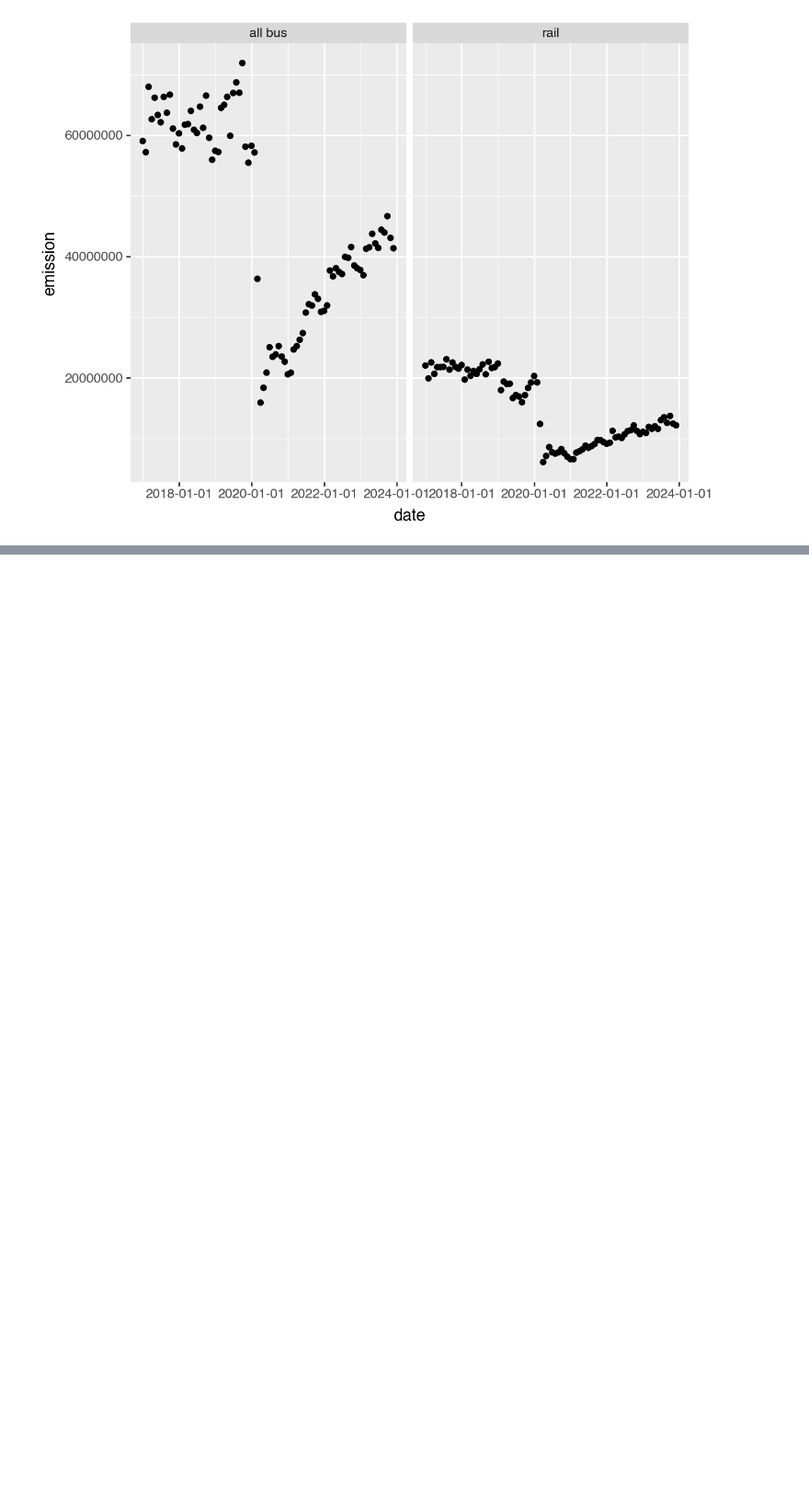
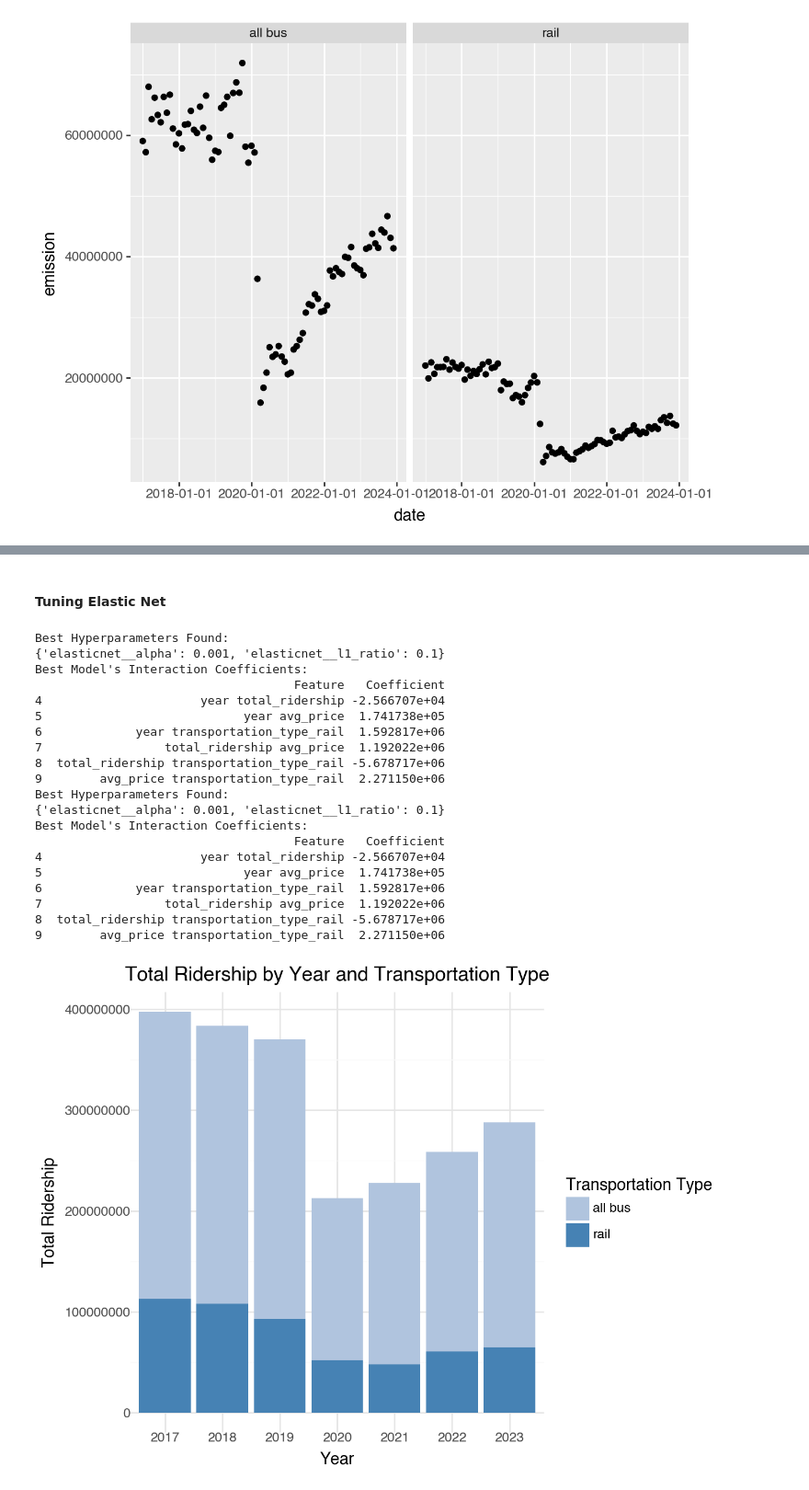
Before and after one commit to stolieerickson/GSB544-Computing, a Jupyter notebook: Project/Project.ipynb, the cells around one changed output, grey strips where cells are left out. Shown at 92% size. Saved outputs shown, nothing was run; the diff lists cells and outputs as text; code cells hidden in the pictures; blank space fills up the shorter version.

```diff
--- a/Project/Project.ipynb
+++ b/Project/Project.ipynb
@@ -59,0 +188,59 @@ print(plot)
+# %% [markdown]
+#### Tuning Elastic Net
+# %%
+from sklearn.model_selection import GridSearchCV
+
+# Define parameter grid for tuning
+param_grid = {
+    'elasticnet__alpha': [0.001, 0.01, 0.1, 1, 10],
+    'elasticnet__l1_ratio': [0.1, 0.5, 0.9]
+}
+
+# Setup GridSearchCV
+grid_search = GridSearchCV(pipeline, param_grid, cv=5, scoring='neg_mean_squared_error')
+
+# Fit the grid search
+grid_search.fit(X_train, y_train)
+
+# Best parameters found by GridSearchCV
+print("Best Hyperparameters Found:")
+print(grid_search.best_params_)
+
+# Use the best model
+best_model = grid_search.best_estimator_
+
+# Get coefficients from the best model
+elasticnet_model_best = best_model.named_steps['elasticnet']
+interaction_names_best = best_model.named_steps['interactions'].get_feature_names_out(preprocessed_names)
+coefficients_best = pd.DataFrame({
+    'Feature': interaction_names_best,
+    'Coefficient': elasticnet_model_best.coef_
+})
+
+# Filter for significant interaction terms
+interaction_terms_best = coefficients_best[coefficients_best['Feature'].str.contains(' ')]
+
+print("Best Model's Interaction Coefficients:")
+print(interaction_terms_best)
+# %% [output]
+Best Hyperparameters Found:
+{'elasticnet__alpha': 0.001, 'elasticnet__l1_ratio': 0.1}
+Best Model's Interaction Coefficients:
+                                    Feature   Coefficient
+4                      year total_ridership -2.566707e+04
+5                            year avg_price  1.741738e+05
+6             year transportation_type_rail  1.592817e+06
+7                 total_ridership avg_price  1.192022e+06
+8  total_ridership transportation_type_rail -5.678717e+06
+9        avg_price transportation_type_rail  2.271150e+06
+Best Hyperparameters Found:
+{'elasticnet__alpha': 0.001, 'elasticnet__l1_ratio': 0.1}
+Best Model's Interaction Coefficients:
+                                    Feature   Coefficient
+4                      year total_ridership -2.566707e+04
+5                            year avg_price  1.741738e+05
+6             year transportation_type_rail  1.592817e+06
+7                 total_ridership avg_price  1.192022e+06
+8  total_ridership transportation_type_rail -5.678717e+06
+9        avg_price transportation_type_rail  2.271150e+06
+[figure, added]
```
Also changed, not shown: parts of 12 cells of this notebook, 17 other files.
